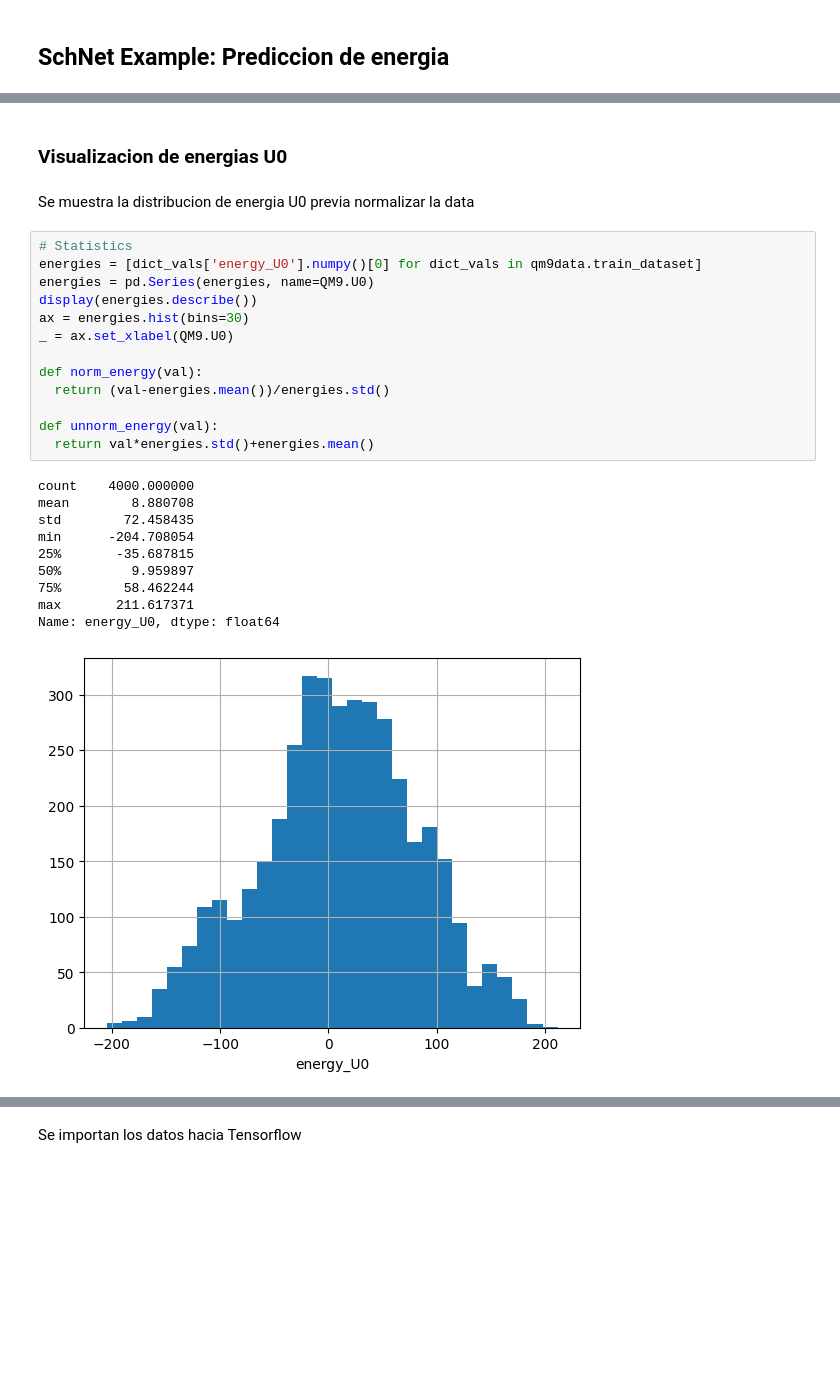
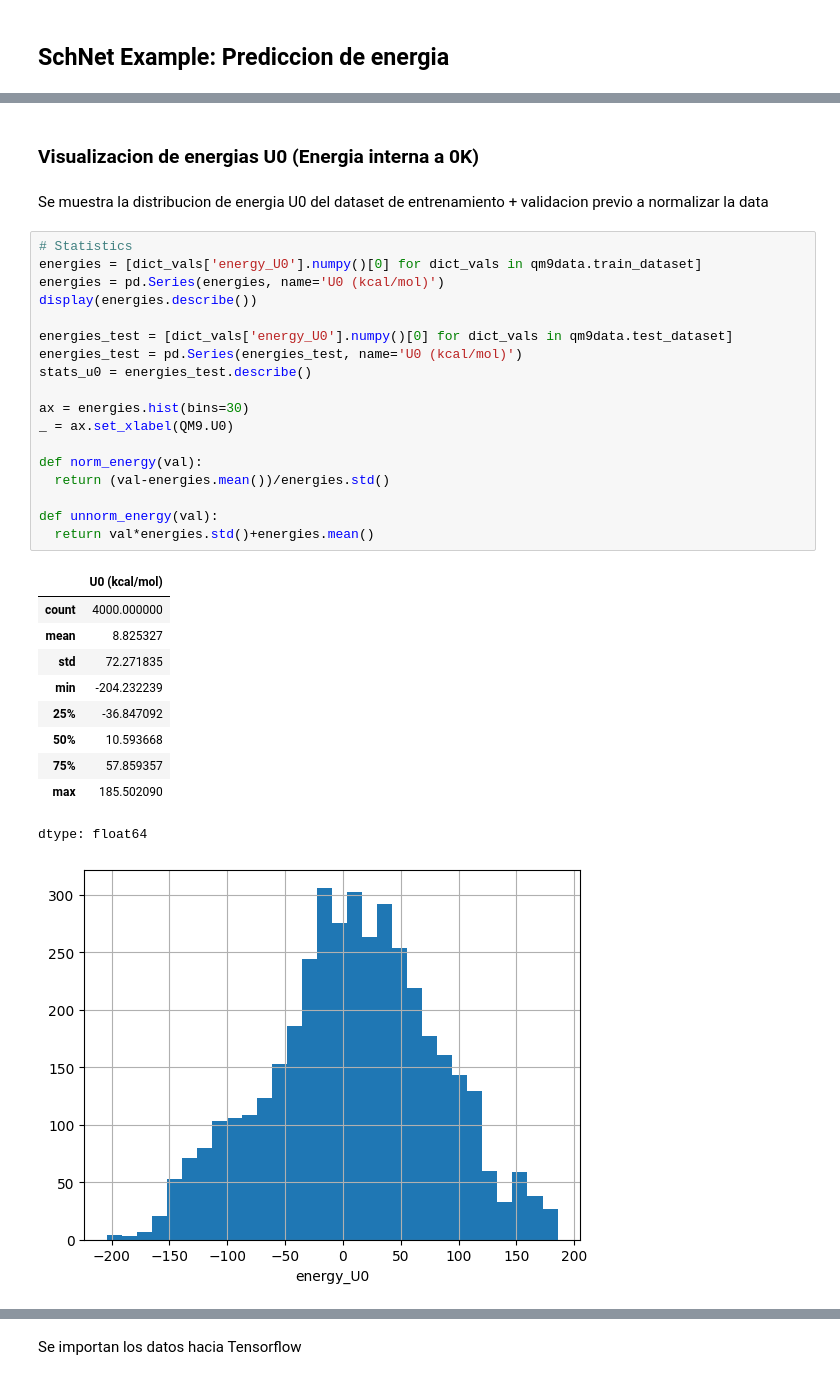
Before and after one commit to pyF4all/ML4molecularSims, a Jupyter notebook: Notebooks/2_regression/2_SchNet_GNN_regression_example.ipynb, the cells around one changed output, grey strips where cells are left out. Drawn from its saved outputs; the diff is of its cells as text; blank space fills up the shorter version.

```diff
--- a/Notebooks/2_regression/2_SchNet_GNN_regression_example.ipynb
+++ b/Notebooks/2_regression/2_SchNet_GNN_regression_example.ipynb
@@ -77,30 +67,36 @@ qm9data.setup()
 # %% [output]
 rm: cannot remove 'split.npz': No such file or directory
 # %% [markdown]
-### Visualizacion de energias U0
+### Visualizacion de energias U0 (Energia interna a 0K)
 # %% [markdown]
-Se muestra la distribucion de energia U0 previa normalizar la data
+Se muestra la distribucion de energia U0 del dataset de entrenamiento + validacion previo a normalizar la data
 # %%
 # Statistics
 energies = [dict_vals['energy_U0'].numpy()[0] for dict_vals in qm9data.train_dataset]
-energies = pd.Series(energies, name=QM9.U0)
+energies = pd.Series(energies, name='U0 (kcal/mol)')
 display(energies.describe())
+
+energies_test = [dict_vals['energy_U0'].numpy()[0] for dict_vals in qm9data.test_dataset]
+energies_test = pd.Series(energies_test, name='U0 (kcal/mol)')
+stats_u0 = energies_test.describe()
+
 ax = energies.hist(bins=30)
 _ = ax.set_xlabel(QM9.U0)
 
 def norm_energy(val):
   return (val-energies.mean())/energies.std()
 
 def unnorm_energy(val):
   return val*energies.std()+energies.mean()
 # %% [output]
+|  | U0 (kcal/mol) |
+| count | 4000.000000 |
+| mean | 8.825327 |
+| std | 72.271835 |
+| min | -204.232239 |
+| 25% | -36.847092 |
+| 50% | 10.593668 |
+| 75% | 57.859357 |
+| max | 185.502090 |
-count    4000.000000
-mean        8.880708
-std        72.458435
-min      -204.708054
-25%       -35.687815
-50%         9.959897
-75%        58.462244
-max       211.617371
-Name: energy_U0, dtype: float64
+dtype: float64
-[figure, old version]
+[figure, new version]
```
Also changed, not shown: parts of 18 cells of this notebook.
